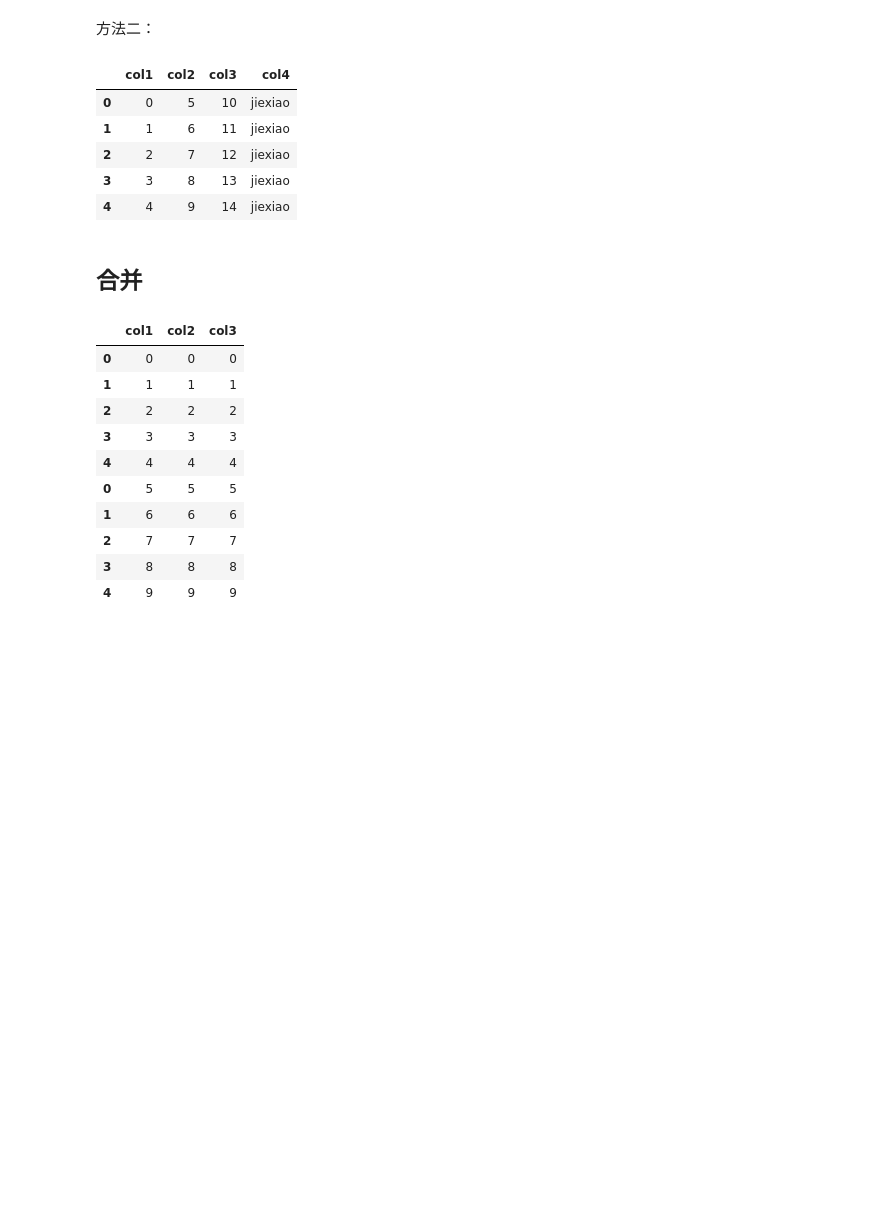
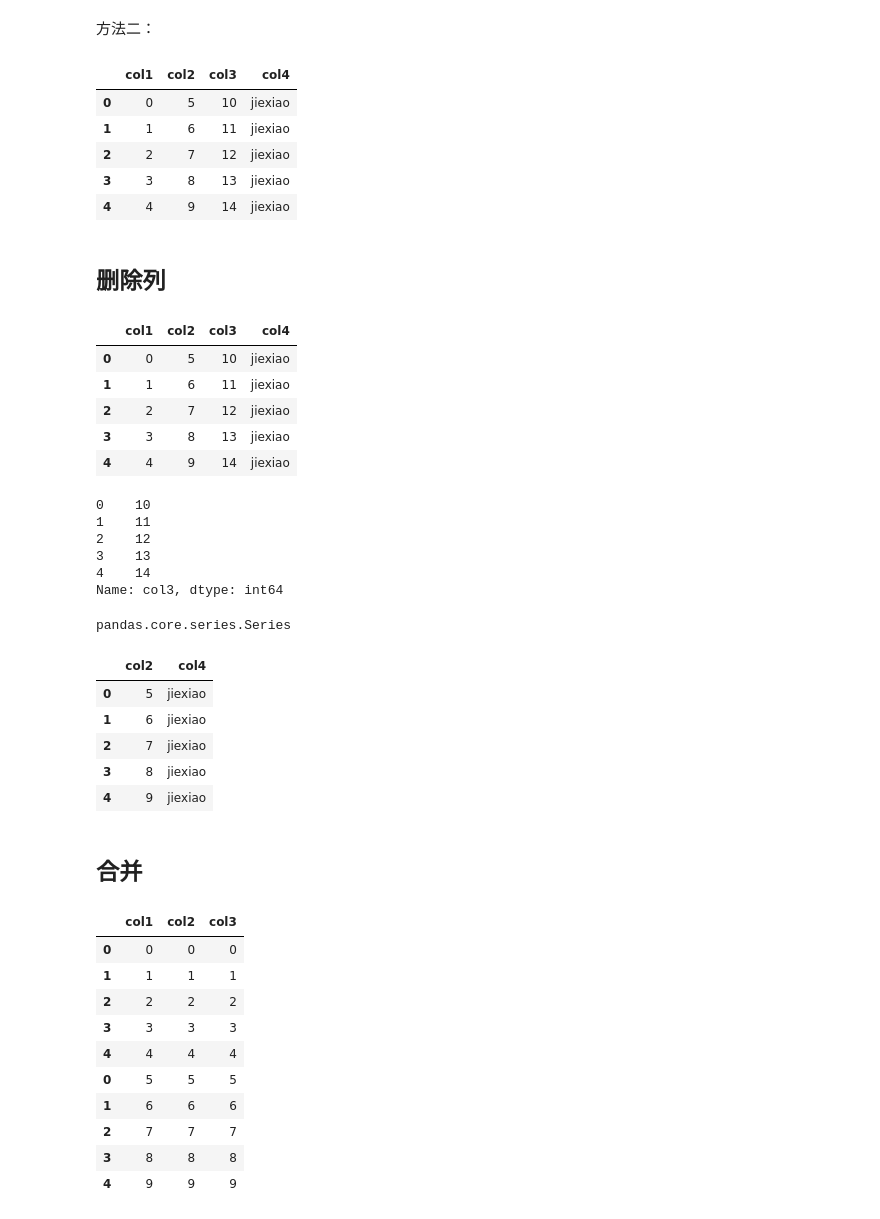
Before and after one commit to jiexiao111/hexo_jiexiao, a Jupyter notebook: _ipynb/Pandas 学习.ipynb, the cells around one changed output. Drawn from its saved outputs; the diff is of its cells as text; code cells hidden in the pictures; blank space fills up the shorter version.

```diff
--- a/_ipynb/Pandas 学习.ipynb
+++ b/_ipynb/Pandas 学习.ipynb
@@ -62,6 +62,36 @@ df
 | 2 | 2 | 7 | 12 | jiexiao |
 | 3 | 3 | 8 | 13 | jiexiao |
 | 4 | 4 | 9 | 14 | jiexiao |
+# %% [markdown]
+## 删除列
+# %%
+import pandas as pd
+df = pd.DataFrame({'col1': range(5), 'col2': range(5, 10), 'col3': range(10,15)})
+df['col4'] = ['jiexiao'] * len(df)
+df
+df.pop('col3')
+type(df.pop('col1'))
+df
+# %% [output]
+|  | col1 | col2 | col3 | col4 |
+| 0 | 0 | 5 | 10 | jiexiao |
+| 1 | 1 | 6 | 11 | jiexiao |
+| 2 | 2 | 7 | 12 | jiexiao |
+| 3 | 3 | 8 | 13 | jiexiao |
+| 4 | 4 | 9 | 14 | jiexiao |
+0    10
+1    11
+2    12
+3    13
+4    14
+Name: col3, dtype: int64
+pandas.core.series.Series
+|  | col2 | col4 |
+| 0 | 5 | jiexiao |
+| 1 | 6 | jiexiao |
+| 2 | 7 | jiexiao |
+| 3 | 8 | jiexiao |
+| 4 | 9 | jiexiao |
 # %% [markdown]
 ## 合并
 # %%
```
Also changed, not shown: parts of 8 cells of this notebook, 3 other files.
